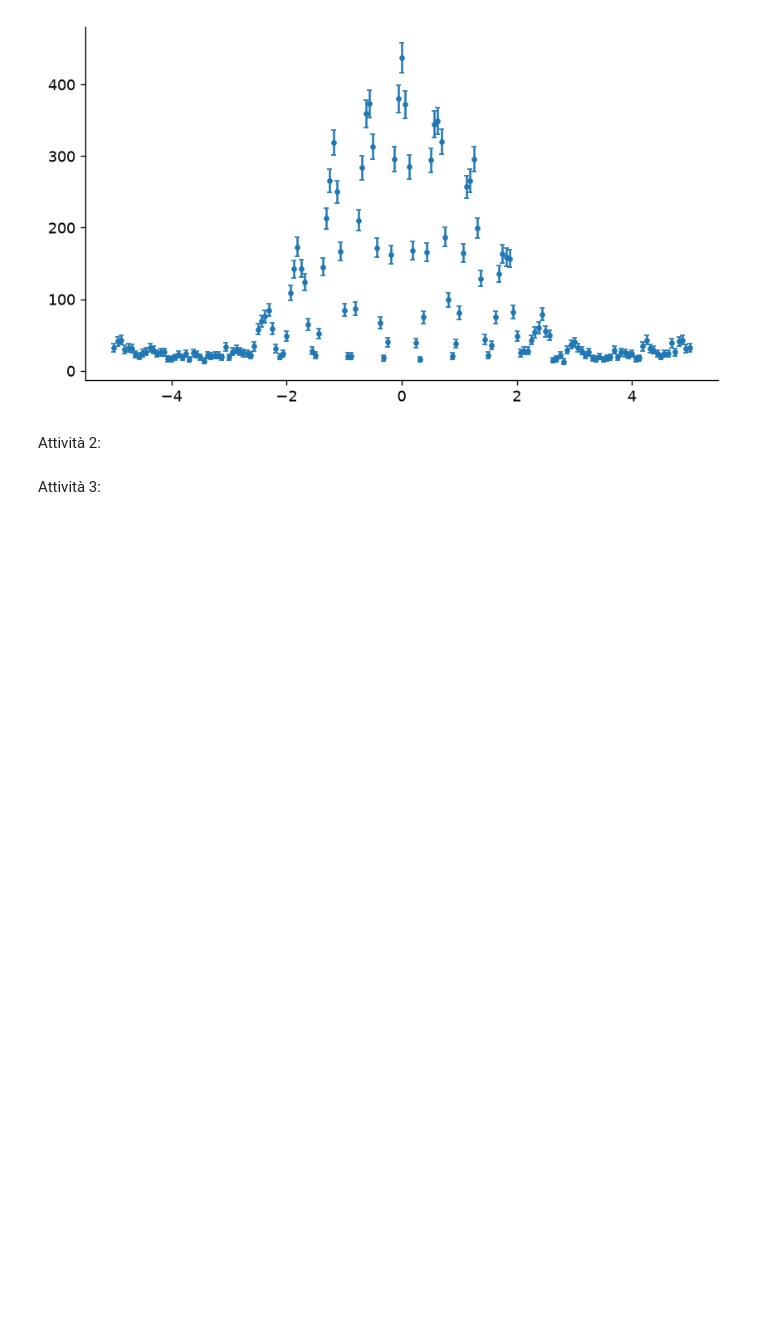
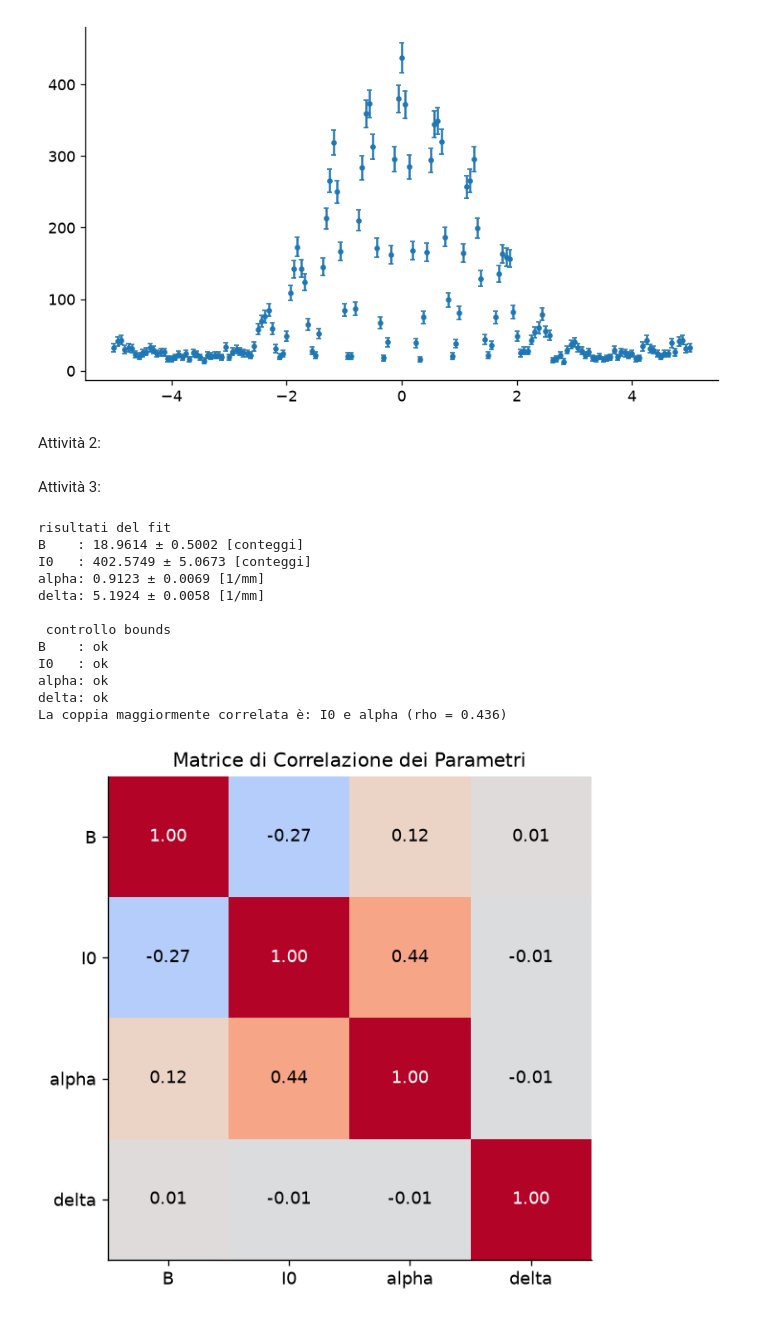
Before and after one commit to LeonardoZara/LabEMO-Romani-Mercanti-Zara, a Jupyter notebook: prova1.ipynb, the cells around one changed output. Cells and saved outputs as stored; diff of their text form; code cells hidden in the pictures; blank space fills up the shorter version.

```diff
--- a/prova1.ipynb
+++ b/prova1.ipynb
@@ -180,16 +180,79 @@ Attività 3:
 # %%
 def modello (x, B_teo, I_teo, alfa, delta):
     E= np.sinc(alfa*x/np.pi)**2
     C= np.cos(delta*x)**2
     return B_teo+ I_teo*E*C
 
 popt, pcov = curve_fit(
 modello, x, y,
 p0=p0,
 sigma=sigma_y,
 absolute_sigma=True,
 bounds=(lower, upper),
 maxfev=100000
 )
 
-incertezze = np.array()
+
+incertezze = np.sqrt(np.diag(pcov))
+
+nomi_parametri = ['B', 'I0', 'alpha', 'delta']
+unita = ['[conteggi]', '[conteggi]', '[1/mm]', '[1/mm]']
+
+print("risultati del fit")
+for i in range(len(nomi_parametri)):
+    print(f"{nomi_parametri[i]:<5}: {popt[i]:.4f} ± {incertezze[i]:.4f} {unita[i]}")
+
+print("\n controllo bounds")
+for i in range(len(nomi_parametri)):
+    distanza_lower = popt[i] - lower[i]
+    distanza_upper = upper[i] - popt[i]
+    if distanza_lower < 1e-4 or distanza_upper < 1e-4:
+        print(f"{nomi_parametri[i]} è vicino a un bound!")
+    else:
+        print(f"{nomi_parametri[i]:<5}: ok")
+
+corr_matrix = np.zeros_like(pcov)
+
+for i in range(len(popt)):
+    for j in range(len(popt)):
+        corr_matrix[i, j] = pcov[i, j] / (incertezze[i] * incertezze[j])
+
+corr_matrix_no_diag = np.copy(corr_matrix)
+np.fill_diagonal(corr_matrix_no_diag, 0)
+idx_max = np.unravel_index(np.argmax(np.abs(corr_matrix_no_diag)), corr_matrix.shape)
+
+param1 = nomi_parametri[idx_max[0]]
+param2 = nomi_parametri[idx_max[1]]
+corr_max = corr_matrix_no_diag[idx_max]
+
+print(f"La coppia maggiormente correlata è: {param1} e {param2} (rho = {corr_max:.3f})")
+
+plt.figure(figsize=(6, 5))
+im = plt.imshow(corr_matrix, cmap='coolwarm', vmin=-1, vmax=1)
+
+plt.xticks(ticks=np.arange(4), labels=nomi_parametri)
+plt.yticks(ticks=np.arange(4), labels=nomi_parametri)
+plt.title('Matrice di Correlazione dei Parametri')
+
+for i in range(4):
+    for j in range(4):
+        plt.text(j, i, f"{corr_matrix[i, j]:.2f}",
+                 ha='center', va='center',
+                 color='black' if abs(corr_matrix[i, j]) < 0.6 else 'white')
+
+plt.tight_layout()
+plt.show()
+# %% [output]
+risultati del fit
+B    : 18.9614 ± 0.5002 [conteggi]
+I0   : 402.5749 ± 5.0673 [conteggi]
+alpha: 0.9123 ± 0.0069 [1/mm]
+delta: 5.1924 ± 0.0058 [1/mm]
+
+ controllo bounds
+B    : ok
+I0   : ok
+alpha: ok
+delta: ok
+La coppia maggiormente correlata è: I0 e alpha (rho = 0.436)
+[figure, added]
```
Also changed, not shown: parts of 1 cell of this notebook.
